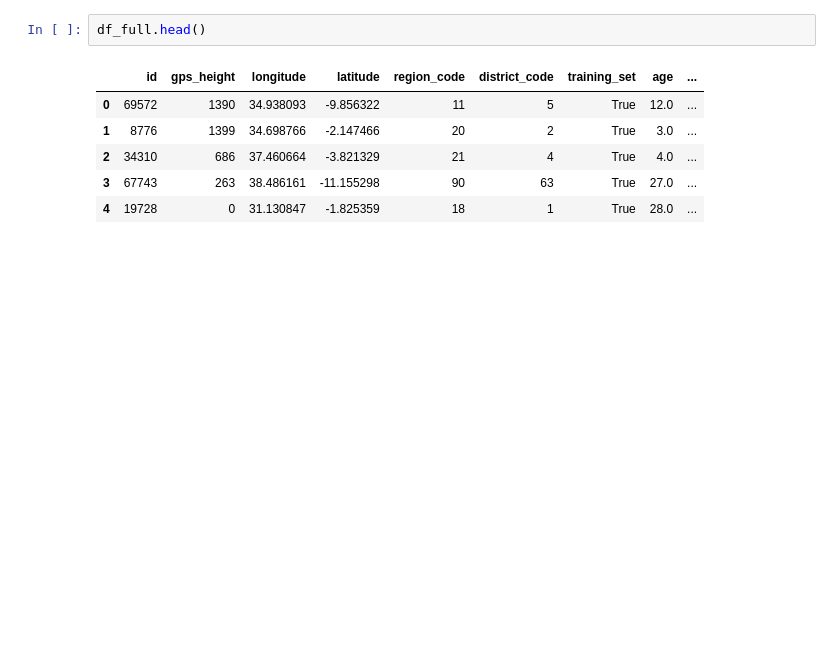
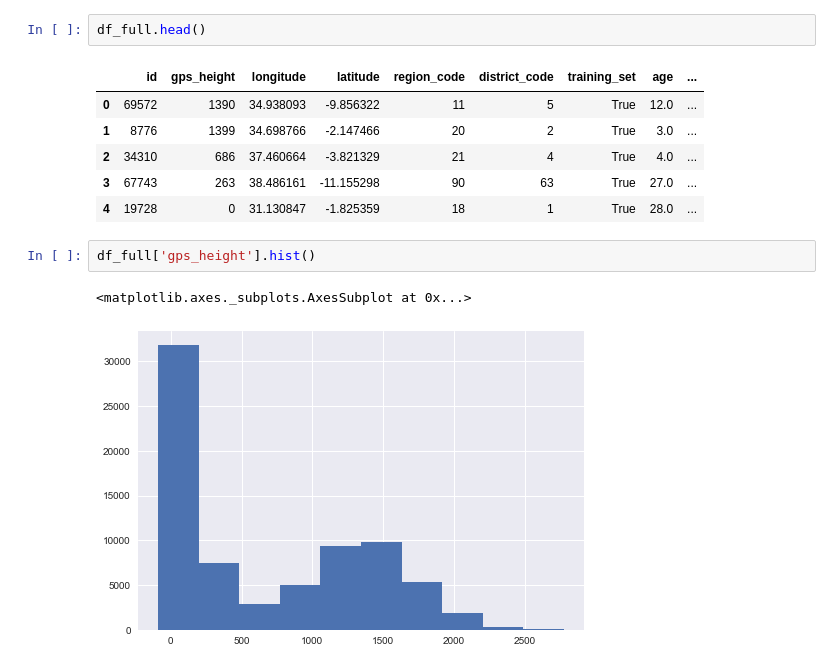
Before and after one commit to Captmoonshot/kaggle_waterpumps_2, a Jupyter notebook: final_model_2.ipynb, the cells around one changed output. Saved outputs shown, nothing was run; the diff lists cells and outputs as text; blank space fills up the shorter version.

```diff
--- a/final_model_2.ipynb
+++ b/final_model_2.ipynb
@@ -1249,3 +1249,8 @@ df_full.head()
 | 2 | 34310 | 686 | 37.460664 | -3.821329 | 21 | 4 | True | 4.0 | ... |
 | 3 | 67743 | 263 | 38.486161 | -11.155298 | 90 | 63 | True | 27.0 | ... |
 | 4 | 19728 | 0 | 31.130847 | -1.825359 | 18 | 1 | True | 28.0 | ... |
+# %%
+df_full['gps_height'].hist()
+# %% [output]
+<matplotlib.axes._subplots.AxesSubplot at 0x...>
+[figure, added]
```
Also changed, not shown: parts of 16 cells of this notebook, 3 other files.
